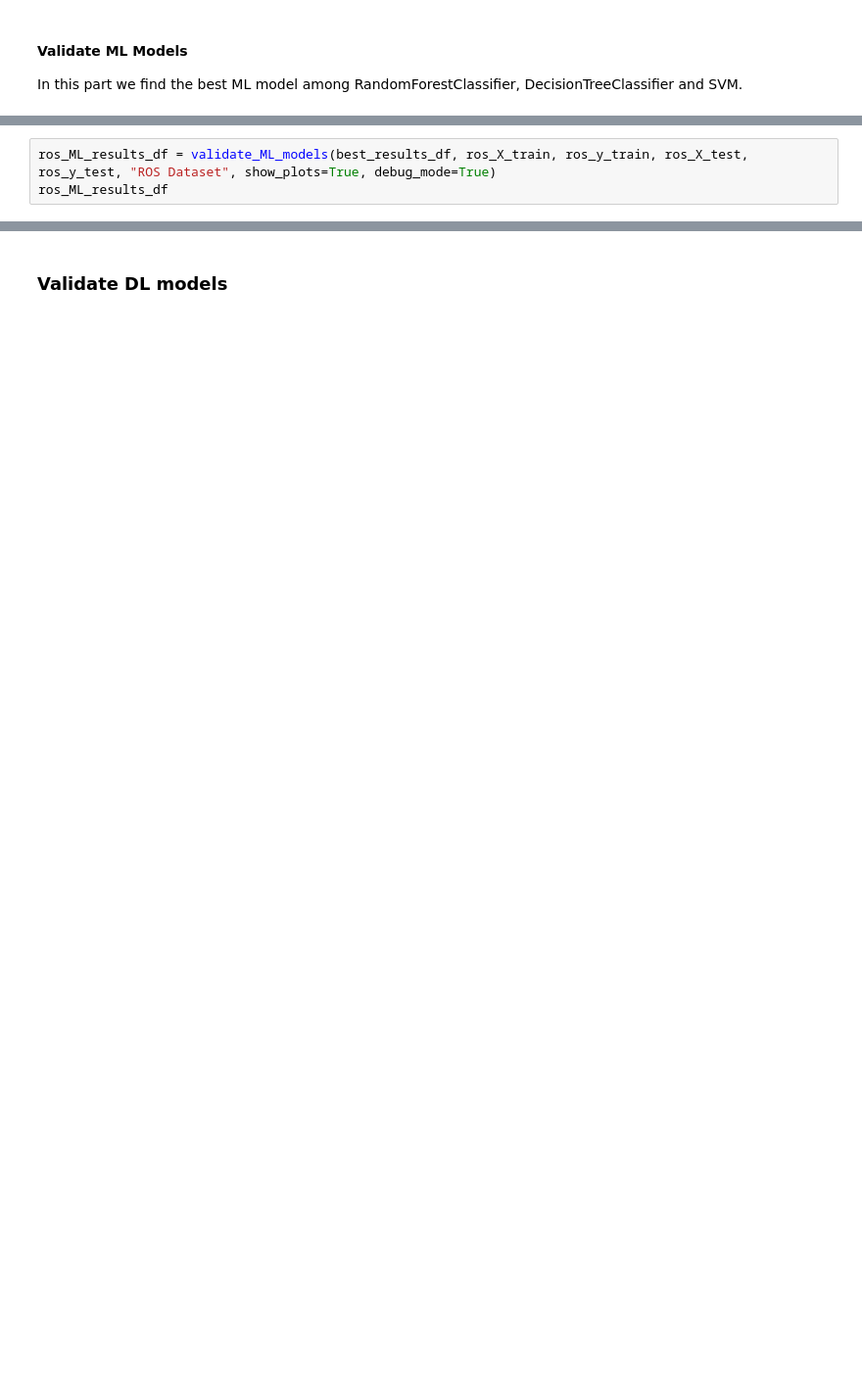
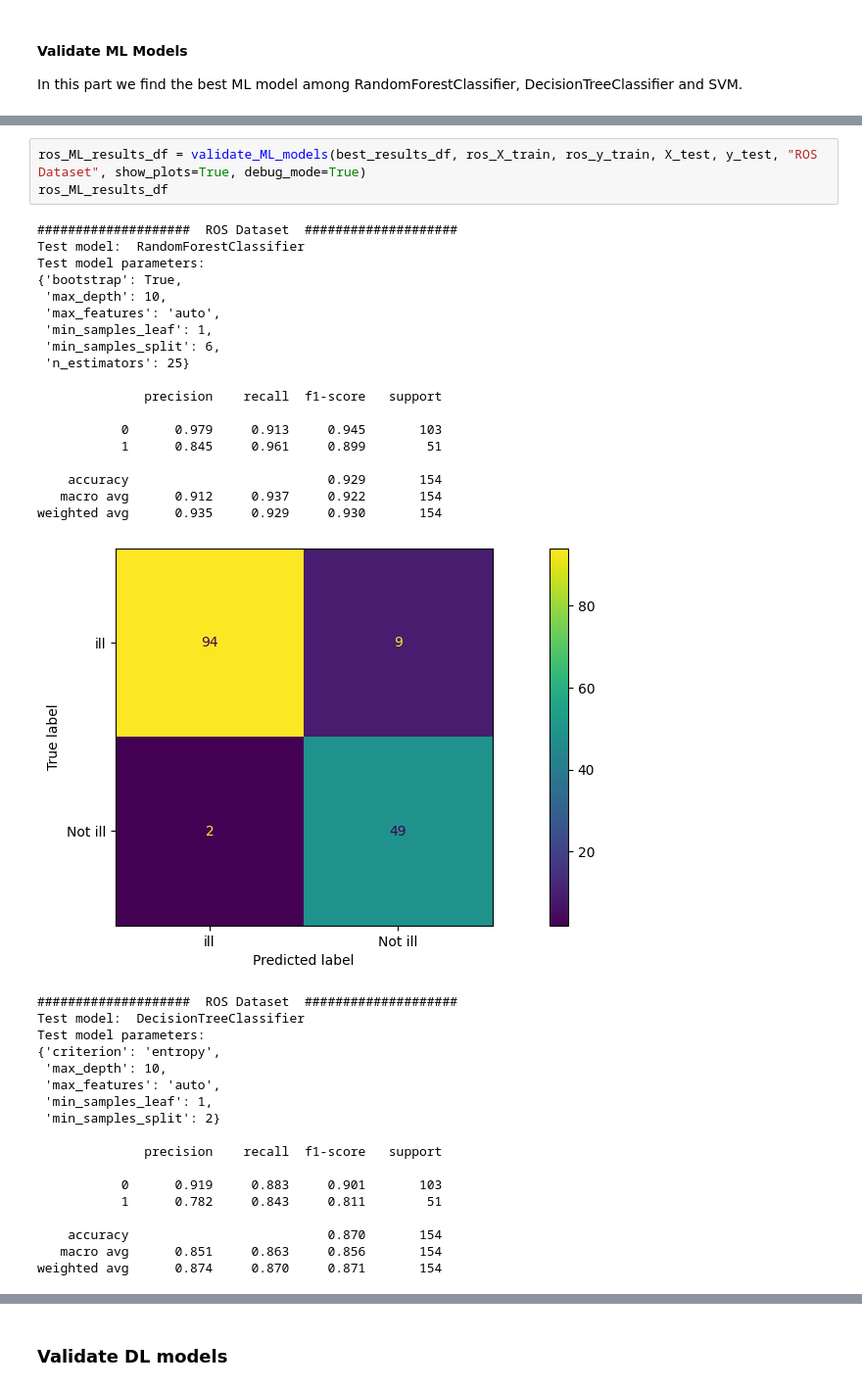
Before and after one commit to denysgerasymuk799/UCU_AI_Course_Project, a Jupyter notebook: 02_Diabet_Prediction_Models.ipynb, the cells around one changed output, grey strips where cells are left out. Shown: that part at 98% size. Saved outputs shown, nothing was run; the diff lists cells and outputs as text; blank space fills up the shorter version.

```diff
--- a/02_Diabet_Prediction_Models.ipynb
+++ b/02_Diabet_Prediction_Models.ipynb
@@ -411,3 +465,40 @@ weighted avg      0.794     0.799     0.795       154
 # %%
-ros_ML_results_df = validate_ML_models(best_results_df, ros_X_train, ros_y_train, ros_X_test, ros_y_test, "ROS Dataset", show_plots=True, debug_mode=True)
+ros_ML_results_df = validate_ML_models(best_results_df, ros_X_train, ros_y_train, X_test, y_test, "ROS Dataset", show_plots=True, debug_mode=True)
 ros_ML_results_df
+# %% [output]
+####################  ROS Dataset  ####################
+Test model:  RandomForestClassifier
+Test model parameters:
+{'bootstrap': True,
+ 'max_depth': 10,
+ 'max_features': 'auto',
+ 'min_samples_leaf': 1,
+ 'min_samples_split': 6,
+ 'n_estimators': 25}
+
+              precision    recall  f1-score   support
+
+           0      0.979     0.913     0.945       103
+           1      0.845     0.961     0.899        51
+
+    accuracy                          0.929       154
+   macro avg      0.912     0.937     0.922       154
+weighted avg      0.935     0.929     0.930       154
+[figure, added]
+####################  ROS Dataset  ####################
+Test model:  DecisionTreeClassifier
+Test model parameters:
+{'criterion': 'entropy',
+ 'max_depth': 10,
+ 'max_features': 'auto',
+ 'min_samples_leaf': 1,
+ 'min_samples_split': 2}
+
+              precision    recall  f1-score   support
+
+           0      0.919     0.883     0.901       103
+           1      0.782     0.843     0.811        51
+
+    accuracy                          0.870       154
+   macro avg      0.851     0.863     0.856       154
+weighted avg      0.874     0.870     0.871       154
```
Also changed, not shown: parts of 13 cells of this notebook.
